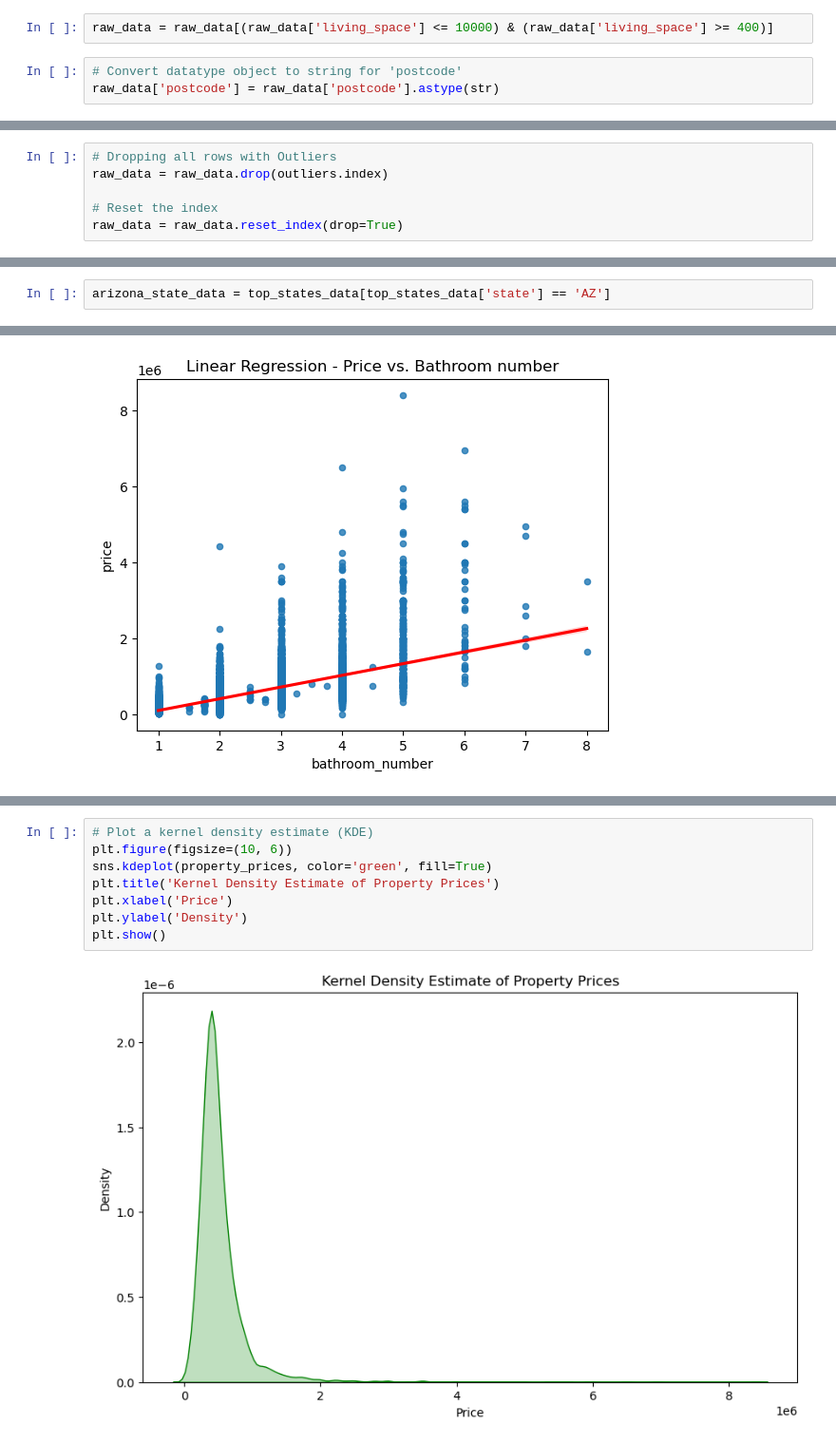
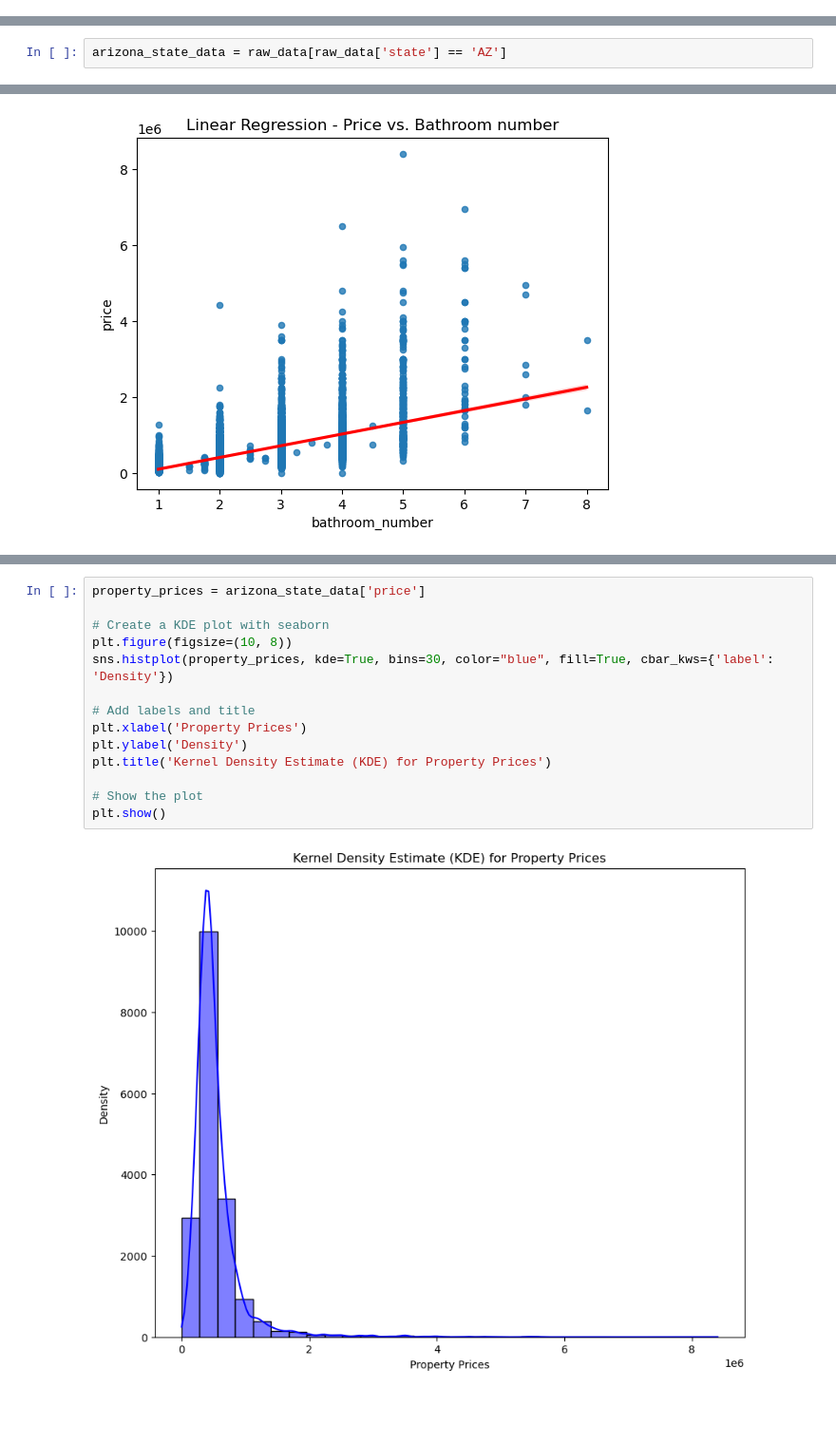
Before and after one commit to Jihyeyoon4/Project4-Group-2, a Jupyter notebook: Price Prediction and Linear Regression.ipynb, the cells around one changed output, grey strips where cells are left out. Shown at 95% size. Cells and saved outputs as stored; diff of their text form; blank space fills up the shorter version.

```diff
--- a/Price Prediction and Linear Regression.ipynb
+++ b/Price Prediction and Linear Regression.ipynb
@@ -155,5 +64,0 @@ raw_data = raw_data[(raw_data['bathroom_number'] <= 8) & (raw_data['bathroom_num
-# %%
-raw_data = raw_data[(raw_data['living_space'] <= 10000) & (raw_data['living_space'] >= 400)]
-# %%
-# Convert datatype object to string for 'postcode'
-raw_data['postcode'] = raw_data['postcode'].astype(str)
@@ -186,6 +64,0 @@ Number of outliers in land_space: 55551
-# %%
-# Dropping all rows with Outliers
-raw_data = raw_data.drop(outliers.index)
-
-# Reset the index
-raw_data = raw_data.reset_index(drop=True)
@@ -278,5 +65,5 @@ texas_state_data.to_csv("texas_state_data.csv")
 # %%
-arizona_state_data = top_states_data[top_states_data['state'] == 'AZ']
+arizona_state_data = raw_data[raw_data['state'] == 'AZ']
 # %%
 # Reset the index
 arizona_state_data = arizona_state_data.reset_index(drop=True)
@@ -487,10 +243,16 @@ plt.show()
 # %%
-# Plot a kernel density estimate (KDE)
-plt.figure(figsize=(10, 6))
-sns.kdeplot(property_prices, color='green', fill=True)
-plt.title('Kernel Density Estimate of Property Prices')
-plt.xlabel('Price')
+property_prices = arizona_state_data['price']
+
+# Create a KDE plot with seaborn
+plt.figure(figsize=(10, 8))
+sns.histplot(property_prices, kde=True, bins=30, color="blue", fill=True, cbar_kws={'label': 'Density'})
+
+# Add labels and title
+plt.xlabel('Property Prices')
 plt.ylabel('Density')
+plt.title('Kernel Density Estimate (KDE) for Property Prices')
+
+# Show the plot
 plt.show()
 # %% [output]
-[figure, old version]
+[figure, new version]
```
Also changed, not shown: parts of 42 cells of this notebook.
